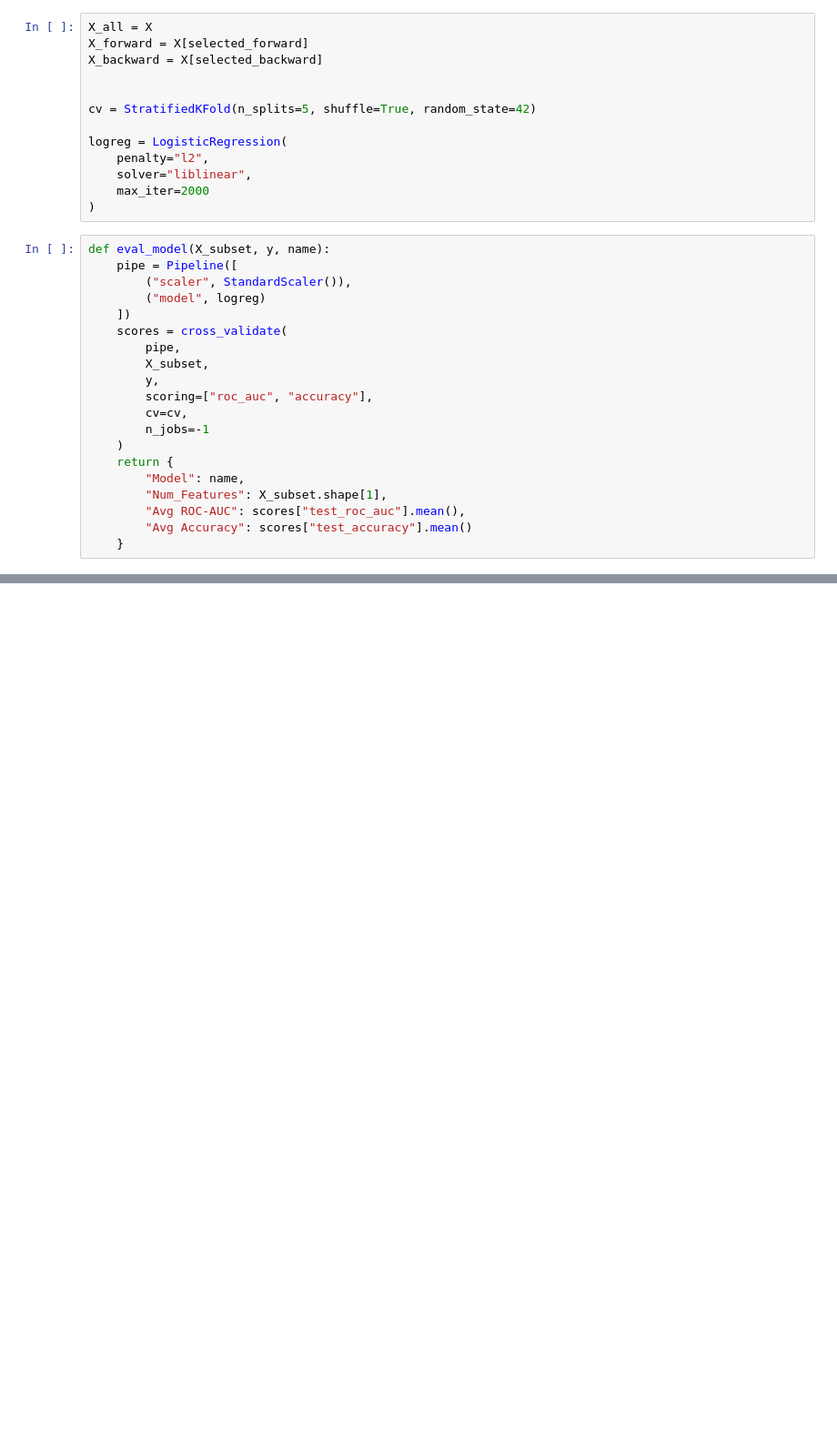
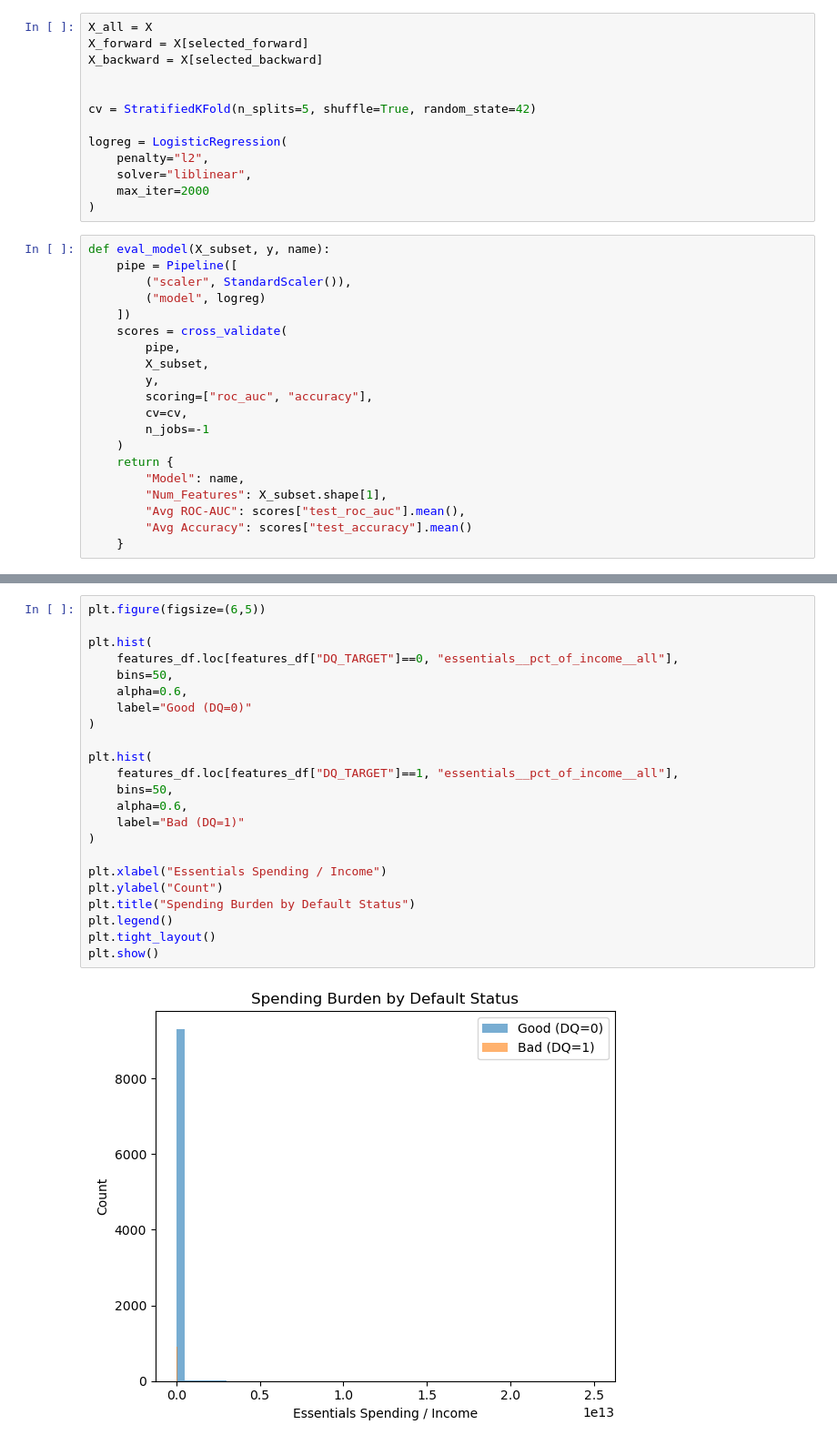
Before and after one commit to kangyuj0531/dsc180a-prism-data, a Jupyter notebook: feature_engineering/feature_selection.ipynb, the cells around one changed output, grey strips where cells are left out. Shown at 91% size. Saved outputs shown, nothing was run; the diff lists cells and outputs as text; blank space fills up the shorter version.

```diff
--- a/feature_engineering/feature_selection.ipynb
+++ b/feature_engineering/feature_selection.ipynb
@@ -208,0 +222,25 @@ results_df
+# %%
+plt.figure(figsize=(6,5))
+
+plt.hist(
+    features_df.loc[features_df["DQ_TARGET"]==0, "essentials__pct_of_income__all"],
+    bins=50,
+    alpha=0.6,
+    label="Good (DQ=0)"
+)
+
+plt.hist(
+    features_df.loc[features_df["DQ_TARGET"]==1, "essentials__pct_of_income__all"],
+    bins=50,
+    alpha=0.6,
+    label="Bad (DQ=1)"
+)
+
+plt.xlabel("Essentials Spending / Income")
+plt.ylabel("Count")
+plt.title("Spending Burden by Default Status")
+plt.legend()
+plt.tight_layout()
+plt.show()
+# %% [output]
+[figure, added]
```
Also changed, not shown: parts of 8 cells of this notebook, 1 other file.
